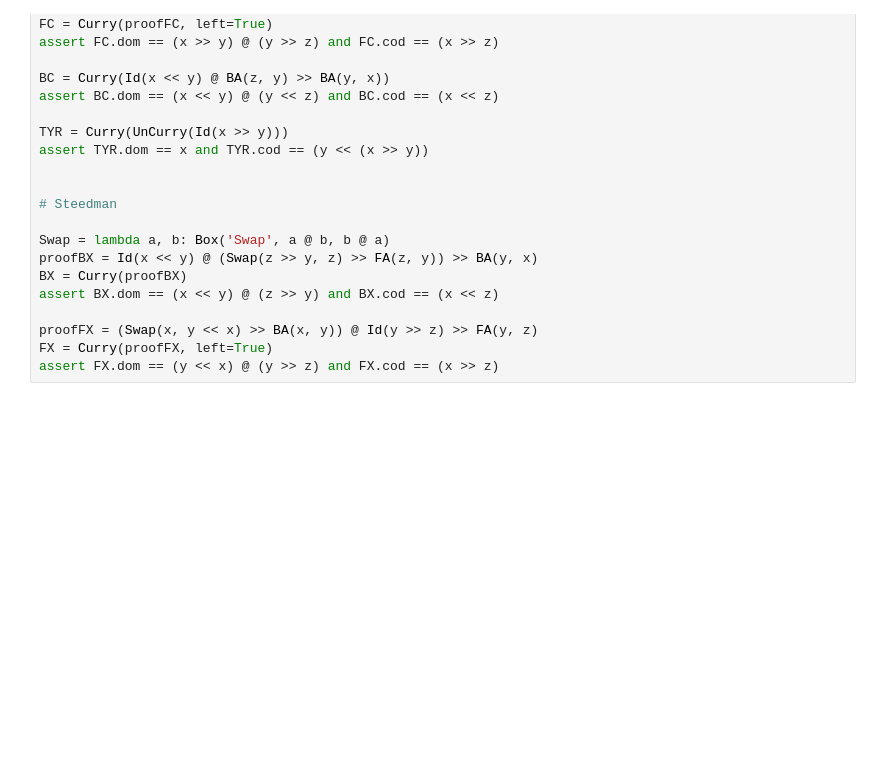
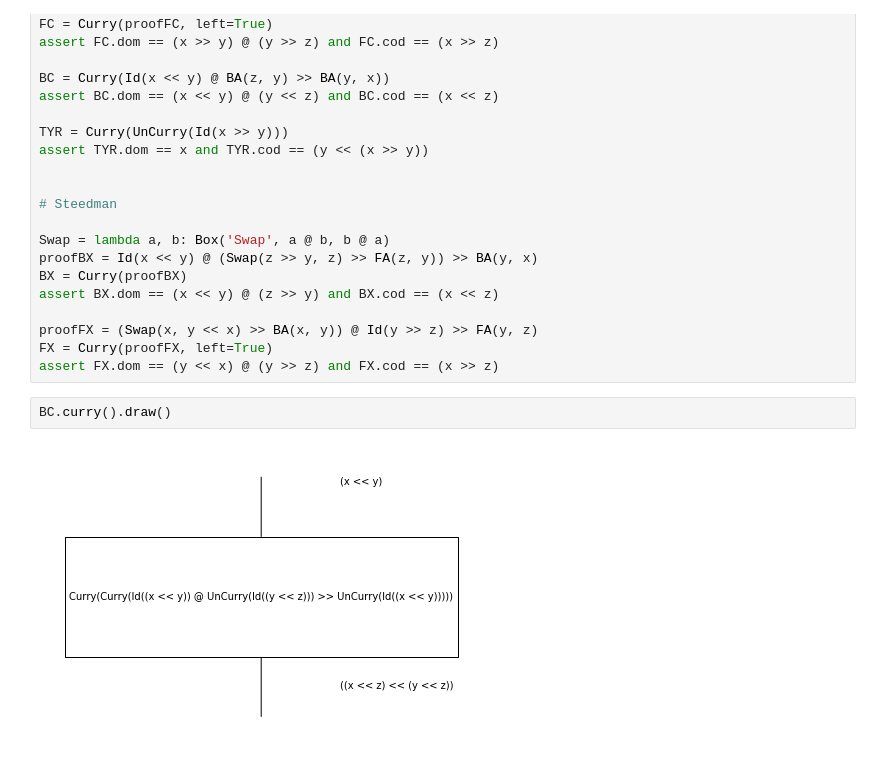
Before and after one commit to cnm13ryan/discopy, a Jupyter notebook: docs/notebooks/categories-for-nlp/biclosed.ipynb, the cells around one changed output. Cells and saved outputs as stored; diff of their text form; blank space fills up the shorter version.

```diff
--- a/docs/notebooks/categories-for-nlp/biclosed.ipynb
+++ b/docs/notebooks/categories-for-nlp/biclosed.ipynb
@@ -197,4 +201,8 @@ assert BX.dom == (x << y) @ (z >> y) and BX.cod == (x << z)
 proofFX = (Swap(x, y << x) >> BA(x, y)) @ Id(y >> z) >> FA(y, z)
 FX = Curry(proofFX, left=True)
 assert FX.dom == (y << x) @ (y >> z) and FX.cod == (x >> z)
+# %%
+BC.curry().draw()
+# %% [output]
+[figure, added]
 # %%
```
Also changed, not shown: parts of 17 cells of this notebook, 1 other file.
